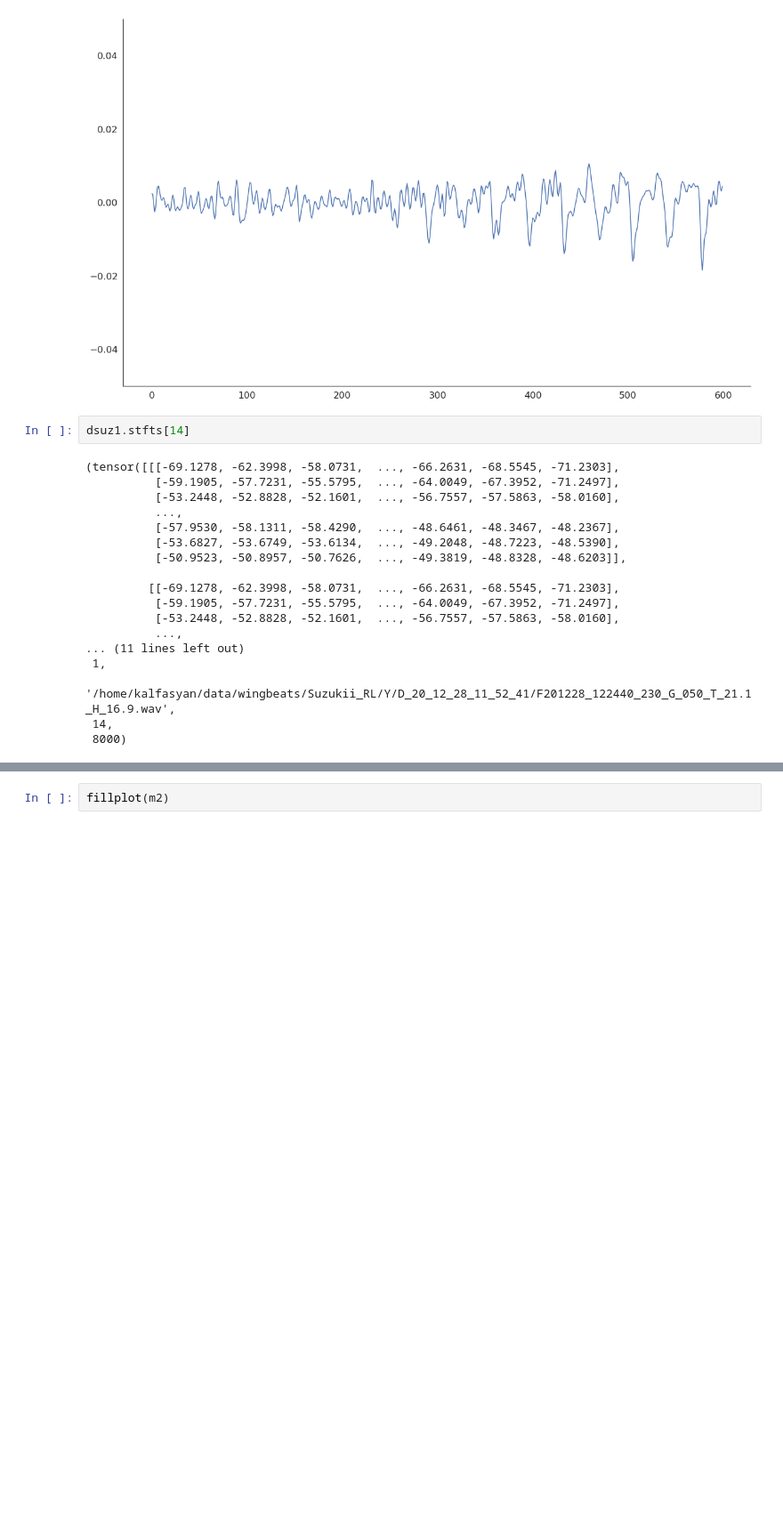
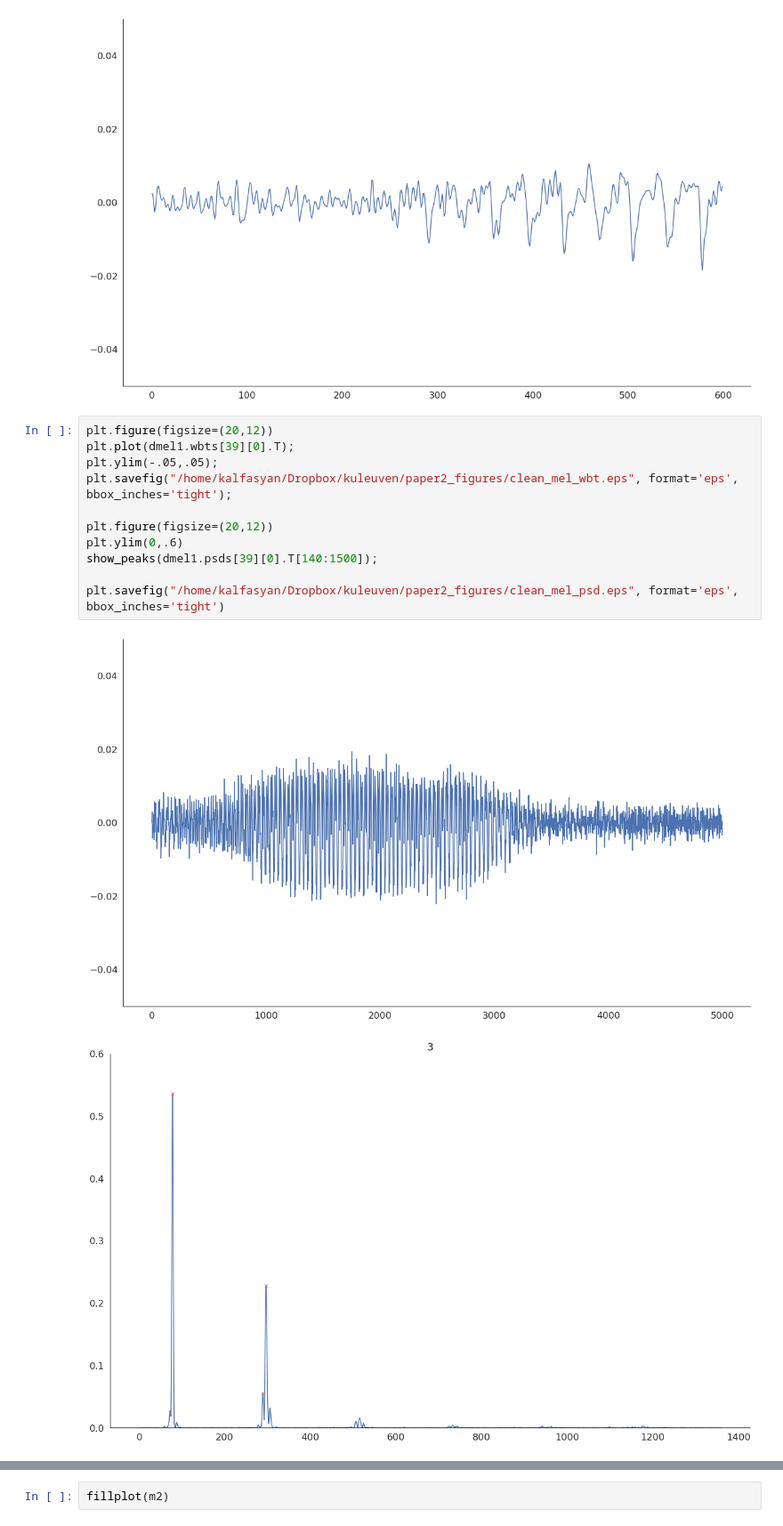
Before and after one commit to kalfasyan/wbai, a Jupyter notebook: Experiment-notebooks/100_Figures.ipynb, the cells around one changed output, grey strips where cells are left out. Shown: that part at 89% size. Cells and saved outputs as stored; diff of their text form; blank space fills up the shorter version.

```diff
--- a/Experiment-notebooks/100_Figures.ipynb
+++ b/Experiment-notebooks/100_Figures.ipynb
@@ -100,22 +90,16 @@ plt.savefig("/home/kalfasyan/Dropbox/kuleuven/paper2_figures/wbt_zoom.eps", form
 # %% [output]
 [figure]
 # %%
-dsuz1.stfts[14]
+plt.figure(figsize=(20,12))
+plt.plot(dmel1.wbts[39][0].T);
+plt.ylim(-.05,.05);
+plt.savefig("/home/kalfasyan/Dropbox/kuleuven/paper2_figures/clean_mel_wbt.eps", format='eps', bbox_inches='tight');
+
+plt.figure(figsize=(20,12))
+plt.ylim(0,.6)
+show_peaks(dmel1.psds[39][0].T[140:1500]);
+
+plt.savefig("/home/kalfasyan/Dropbox/kuleuven/paper2_figures/clean_mel_psd.eps", format='eps', bbox_inches='tight')
 # %% [output]
-(tensor([[[-69.1278, -62.3998, -58.0731,  ..., -66.2631, -68.5545, -71.2303],
-          [-59.1905, -57.7231, -55.5795,  ..., -64.0049, -67.3952, -71.2497],
-          [-53.2448, -52.8828, -52.1601,  ..., -56.7557, -57.5863, -58.0160],
-          ...,
-          [-57.9530, -58.1311, -58.4290,  ..., -48.6461, -48.3467, -48.2367],
-          [-53.6827, -53.6749, -53.6134,  ..., -49.2048, -48.7223, -48.5390],
-          [-50.9523, -50.8957, -50.7626,  ..., -49.3819, -48.8328, -48.6203]],
-
-         [[-69.1278, -62.3998, -58.0731,  ..., -66.2631, -68.5545, -71.2303],
-          [-59.1905, -57.7231, -55.5795,  ..., -64.0049, -67.3952, -71.2497],
-          [-53.2448, -52.8828, -52.1601,  ..., -56.7557, -57.5863, -58.0160],
-          ...,
-... (11 lines left out)
- 1,
- '/home/kalfasyan/data/wingbeats/Suzukii_RL/Y/D_20_12_28_11_52_41/F201228_122440_230_G_050_T_21.1_H_16.9.wav',
- 14,
- 8000)
+[figure, added]
+[figure, added]
```
Also changed, not shown: parts of 15 cells of this notebook, 1 other file.
